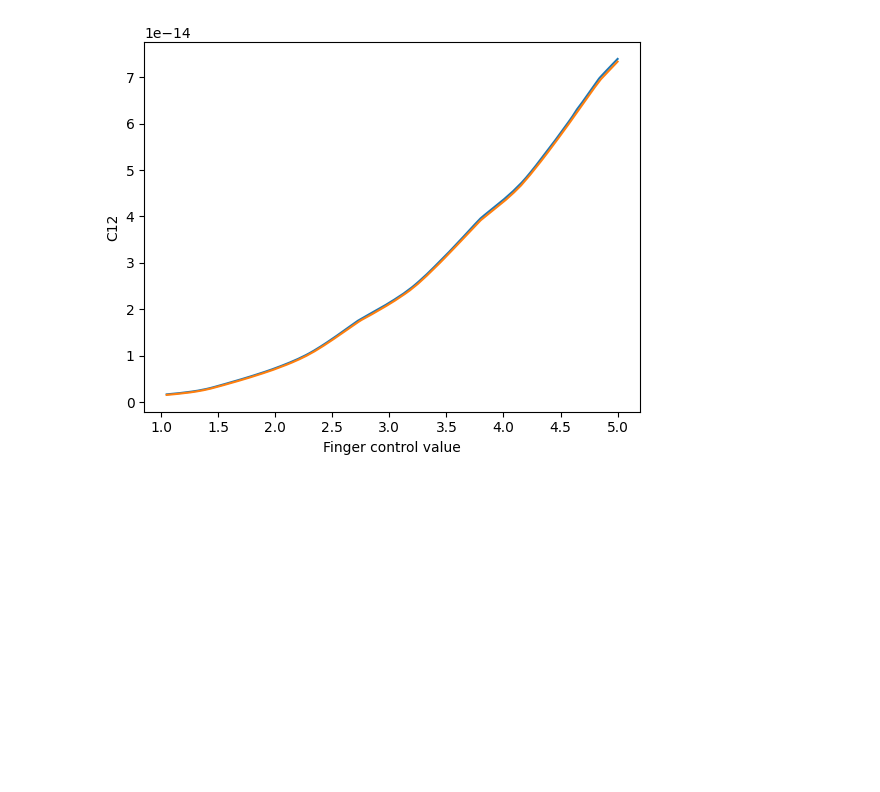
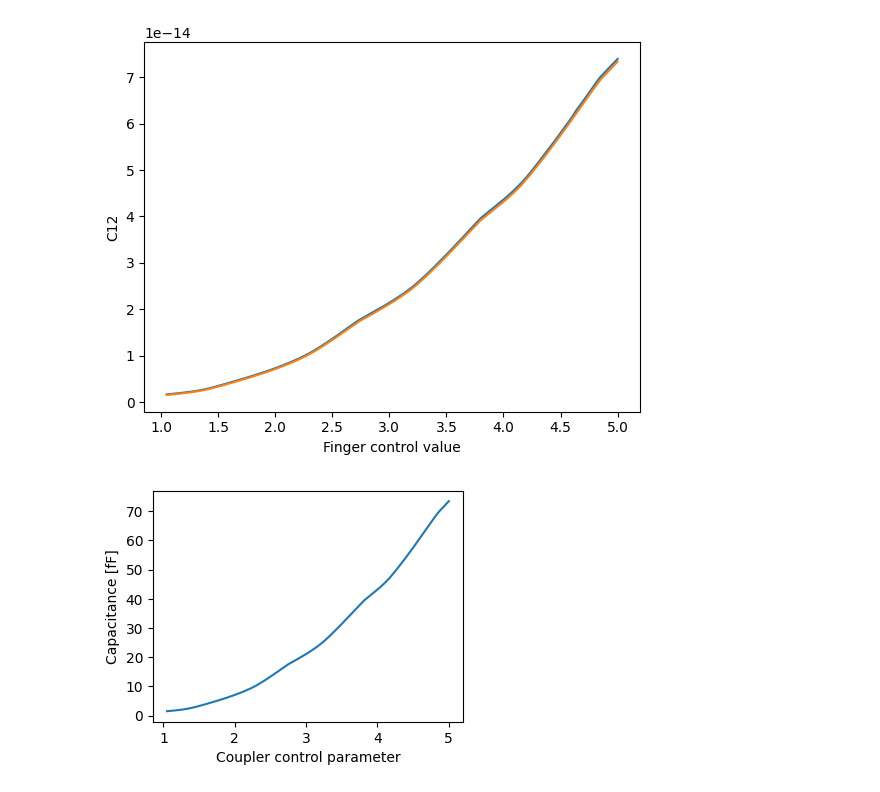
Before and after one commit to rmoretti9/QDAST, a Jupyter notebook: src/modeling/smooth_capacitor/libraries/smooth_capacitor_library.ipynb, the cells around one changed output. Drawn from its saved outputs; the diff is of its cells as text; code cells hidden in the pictures; blank space fills up the shorter version.

```diff
--- a/src/modeling/smooth_capacitor/libraries/smooth_capacitor_library.ipynb
+++ b/src/modeling/smooth_capacitor/libraries/smooth_capacitor_library.ipynb
@@ -22,3 +22,11 @@ plt.ylabel("C12")
 # %% [output]
 Text(0, 0.5, 'C12')
 [figure]
+# %%
+plt.figure(figsize=(4,3))
+plt.plot(finger_control, C12_smooth*1e15)
+plt.xlabel("Coupler control parameter")
+plt.ylabel("Capacitance [fF]")
+plt.savefig("smooth_cap.svg", bbox_inches = "tight")
+# %% [output]
+[figure, added]
```
Also changed, not shown: 14 other files.
